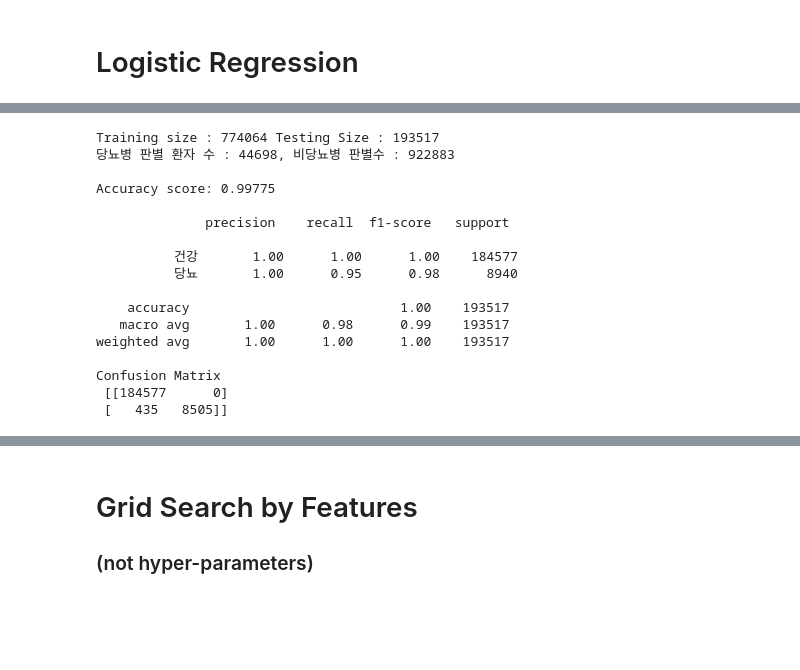
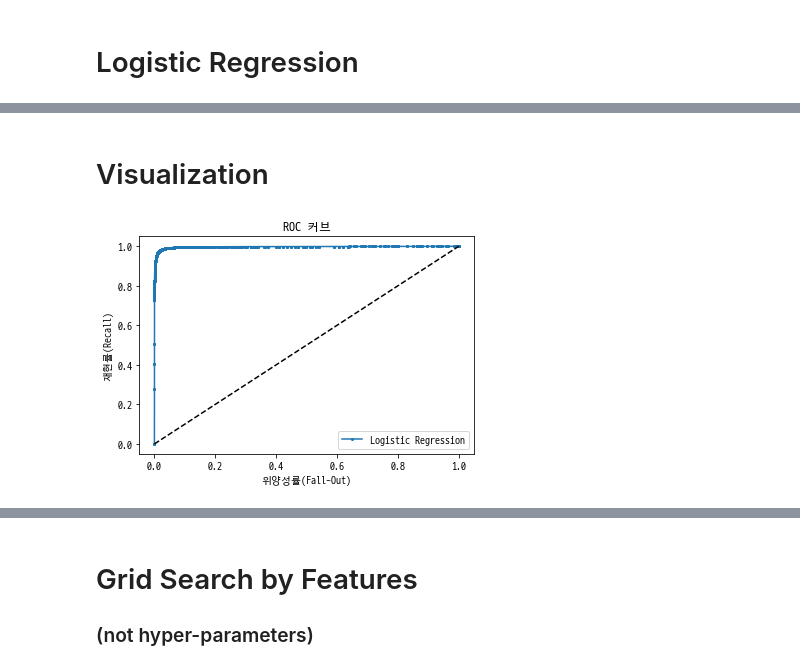
Before and after one commit to Yoonkeee/2021SS_DatabaseApplication, a Jupyter notebook: Diabetes Modeling.ipynb, the cells around one changed output, grey strips where cells are left out. Drawn from its saved outputs; the diff is of its cells as text; code cells hidden in the pictures; blank space fills up the shorter version.

```diff
--- a/Diabetes Modeling.ipynb
+++ b/Diabetes Modeling.ipynb
@@ -421,7 +359,7 @@ class DiabetesModelingLR():
         self.SCALE = True
     def make_model(self, X=None, y=None, X_train=None, y_train=None,
                    X_test=None, y_test=None, CV=False):
-        if X:
+        if X is not None:
             self.X, self.y = X, y
             self.X_train, self.X_test, self.y_train, self.y_test = split_set(X, y)
         else:
@@ -450,14 +388,24 @@ class DiabetesModelingLR():
         clf_report = classification_report(self.y_test, y_predict, target_names=['건강','당뇨'])
         return [accuracy, clf_report]
 
+    def get_f1_score(self):
+        clf = self.clf
+        f1score = f1_score(self.y_test, clf.predict(self.X_test))
+        return f1score
+
     def show_result(self):
         clf = self.clf
         print(f'Training size : {self.training_size:,} Testing Size : {self.testing_size:,}')
         counts = np.unique(self.y_test, return_counts = True)[1]
         print(f'Test Set 당뇨병 인원수 : {counts[1]:,}명, 비당뇨병 인원수 : {counts[0]:,}명\n')
-        print(f'Accuracy score: {round(accuracy_score(self.y_test, clf.predict(self.X_test)), 5)}\n')
+        print(f'Accuracy score: {round(accuracy_score(self.y_test, clf.predict(self.X_test)), 5)}',' '*5,
+              f'F1 Score: {round(f1_score(self.y_test, clf.predict(self.X_test)), 5)}\n')
 
         y_predict = clf.predict(self.X_test)
         print(classification_report(self.y_test, y_predict, target_names=['건강','당뇨']))
         cm = confusion_matrix(self.y_test, y_predict)
         print('Confusion Matrix\n', cm)
+# %%
+testmodel = DiabetesModelingLR()
+testmodel.make_model(X=data2017.X, y=data2017.y, CV=False)
+testmodel.show_result()
@@ -464,3 +430,17 @@ class DiabetesModelingLR():
+# %% [markdown]
+# Visualization
+# %%
+fpr1, tpr1, thresholds1 = roc_curve(data2017.y, testmodel.clf.decision_function(data2017.X))
+
+plt.plot(fpr1, tpr1, 'o-', ms=2, label="Logistic Regression")
+plt.legend()
+plt.plot([0, 1], [0, 1], 'k--', label="random guess")
+plt.xlabel('위양성률(Fall-Out)')
+plt.ylabel('재현률(Recall)')
+plt.title('ROC 커브')
+plt.show()
+# %% [output]
+[figure, added]
 # %%
 cvmodel = DiabetesModelingLR()
 cvmodel.make_model(X=data2017.X, y=data2017.y, CV=True)
@@ -470,21 +450,3 @@ no_cv_model = DiabetesModelingLR()
 no_cv_model.make_model(X=data2017.X, y=data2017.y, CV=False)
 # %%
 cvmodel.show_result()
-# %% [output]
-Training size : 774064 Testing Size : 193517
-당뇨병 판별 환자 수 : 44698, 비당뇨병 판별수 : 922883
-
-Accuracy score: 0.99775
-
-              precision    recall  f1-score   support
-
-          건강       1.00      1.00      1.00    184577
-          당뇨       1.00      0.95      0.98      8940
-
-    accuracy                           1.00    193517
-   macro avg       1.00      0.98      0.99    193517
-weighted avg       1.00      1.00      1.00    193517
-
-Confusion Matrix
- [[184577      0]
- [   435   8505]]
```
Also changed, not shown: parts of 34 cells of this notebook, 1 other file.
